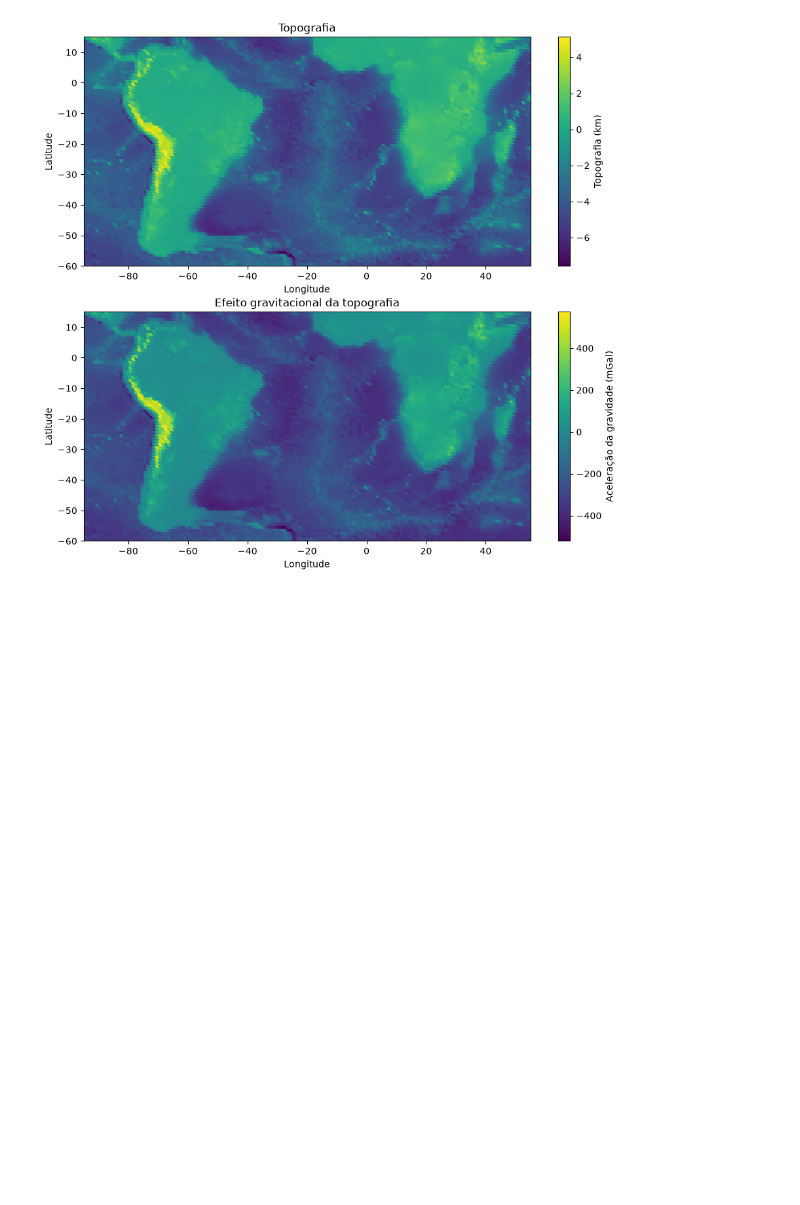
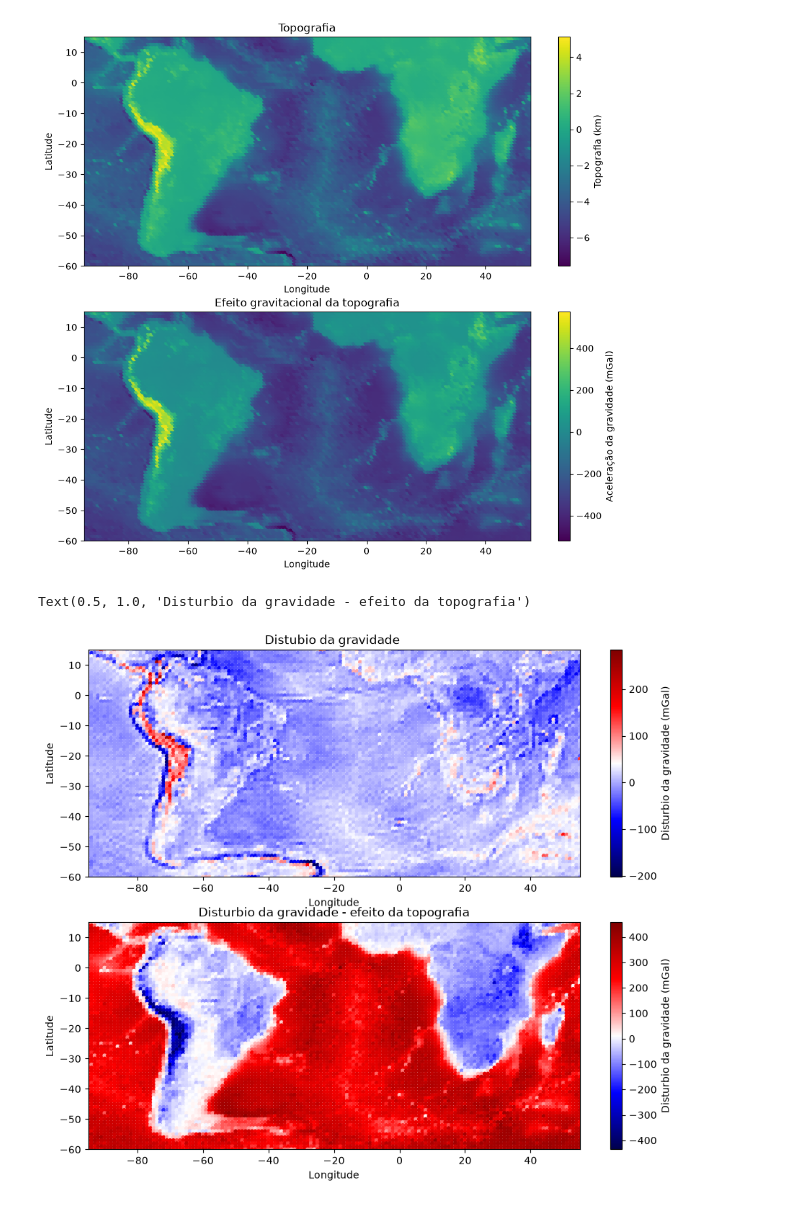
Before and after one commit to arthursmacedo/AGG0669-Gravimetria-e-Magnetometria, a Jupyter notebook: aulas/notebooks/pratt.ipynb, the cells around one changed output. Cells and saved outputs as stored; diff of their text form; code cells hidden in the pictures; blank space fills up the shorter version.

Commit message:
Adiciona a parte de correção do disturbio

```diff
--- a/aulas/notebooks/pratt.ipynb
+++ b/aulas/notebooks/pratt.ipynb
@@ -6,7 +7,7 @@ import harmonica as hm
 # %%
 #Primeiro importamos os dados que baixamos no site do ICGEM
 malha = hm.load_icgem_gdf(
-    fname="../ep-3/topography_shm_etopo1-2250_62e82f5af0f79fcf0be75535b4c2da34b567809b823ceec384ff5c62179b62b0.gdf"
+    fname="../dados/topography_shm_etopo1-2250_62e82f5af0f79fcf0be75535b4c2da34b567809b823ceec384ff5c62179b62b0.gdf"
 )
 malha
 # %% [output]
@@ -119,3 +120,38 @@ plt.title("Efeito gravitacional da topografia")
 # %% [output]
 Text(0.5, 1.0, 'Efeito gravitacional da topografia')
 [figure]
+# %%
+arquivo_dist = "../dados/gravity_disturbance_sa.txt"
+
+disturbio = np.loadtxt(arquivo_dist)
+
+lon_d = disturbio[:,0]
+lat_d = disturbio[:,1]
+disturbio = disturbio[:,2]
+# %%
+# Vamos intepolar o efeito da topografia para o grid do disturbio
+efeito_topo_d = griddata((longitude, latitude), efeito_topo, (lon_d,lat_d), method="linear")
+disturbio_corrigido = disturbio - efeito_topo_d
+# %%
+plt.figure(figsize=(11,9))
+
+plt.subplot(2, 1 ,1)
+plt.scatter(lon_d, lat_d, c = disturbio, cmap='seismic', s =10)
+plt.colorbar(label = 'Disturbio da gravidade (mGal)')
+plt.xlim(longitude.min(), longitude.max())
+plt.ylim(latitude.min(), latitude.max())
+plt.xlabel('Longitude')
+plt.ylabel('Latitude')
+plt.title("Distubio da gravidade ")
+# Espessura crustal
+plt.subplot(2, 1 ,2)
+plt.scatter(lon_d, lat_d, c = disturbio_corrigido, cmap='seismic', s = 10)
+plt.colorbar(label = 'Disturbio da gravidade (mGal)')
+plt.xlim(longitude.min(), longitude.max())
+plt.ylim(latitude.min(), latitude.max())
+plt.xlabel('Longitude')
+plt.ylabel('Latitude')
+plt.title("Disturbio da gravidade - efeito da topografia")
+# %% [output]
+Text(0.5, 1.0, 'Disturbio da gravidade - efeito da topografia')
+[figure, added]
```
Also changed, not shown: parts of 1 cell of this notebook.
